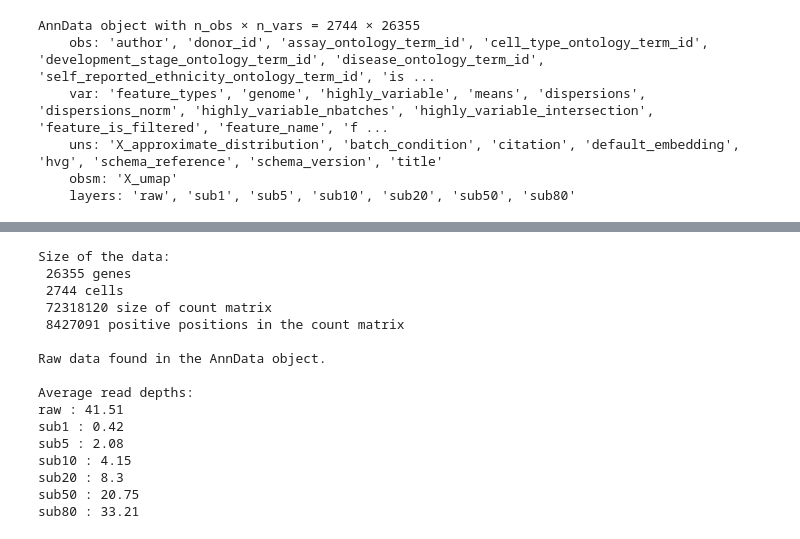
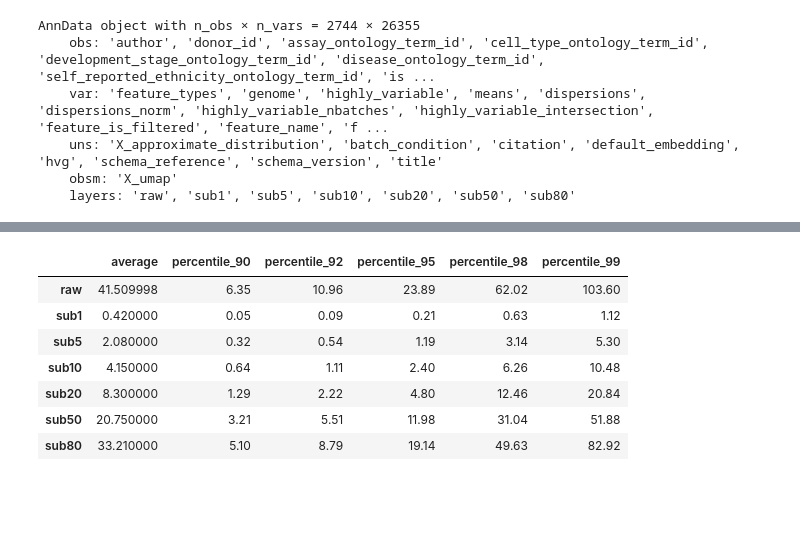
Before and after one commit to Moldia/InSituCNV, a Jupyter notebook: 01_Modifying_AnnDataObjects.ipynb, the cells around one changed output, grey strips where cells are left out. Drawn from its saved outputs; the diff is of its cells as text; code cells hidden in the pictures; blank space fills up the shorter version.

```diff
--- a/01_Modifying_AnnDataObjects.ipynb
+++ b/01_Modifying_AnnDataObjects.ipynb
@@ -241,19 +109,12 @@ Layer: sub80, Average 95th percentile count value across all genes: 19.13
-# %%
-ma.data_info(adata)
-# %% [output]
-Size of the data:
- 26355 genes
- 2744 cells
- 72318120 size of count matrix
- 8427091 positive positions in the count matrix
-
-Raw data found in the AnnData object.
-
-Average read depths:
-raw : 41.51
-sub1 : 0.42
-sub5 : 2.08
-sub10 : 4.15
-sub20 : 8.3
-sub50 : 20.75
-sub80 : 33.21
+# %%
+read_depths = ma.calculate_read_depths_v2(adata, percentiles=[90,92,95,98, 99])
+read_depths
+# %% [output]
+|  | average | percentile_90 | percentile_92 | percentile_95 | percentile_98 | percentile_99 |
+| raw | 41.509998 | 6.35 | 10.96 | 23.89 | 62.02 | 103.60 |
+| sub1 | 0.420000 | 0.05 | 0.09 | 0.21 | 0.63 | 1.12 |
+| sub5 | 2.080000 | 0.32 | 0.54 | 1.19 | 3.14 | 5.30 |
+| sub10 | 4.150000 | 0.64 | 1.11 | 2.40 | 6.26 | 10.48 |
+| sub20 | 8.300000 | 1.29 | 2.22 | 4.80 | 12.46 | 20.84 |
+| sub50 | 20.750000 | 3.21 | 5.51 | 11.98 | 31.04 | 51.88 |
+| sub80 | 33.210000 | 5.10 | 8.79 | 19.14 | 49.63 | 82.92 |
```
Also changed, not shown: parts of 18 cells of this notebook.
